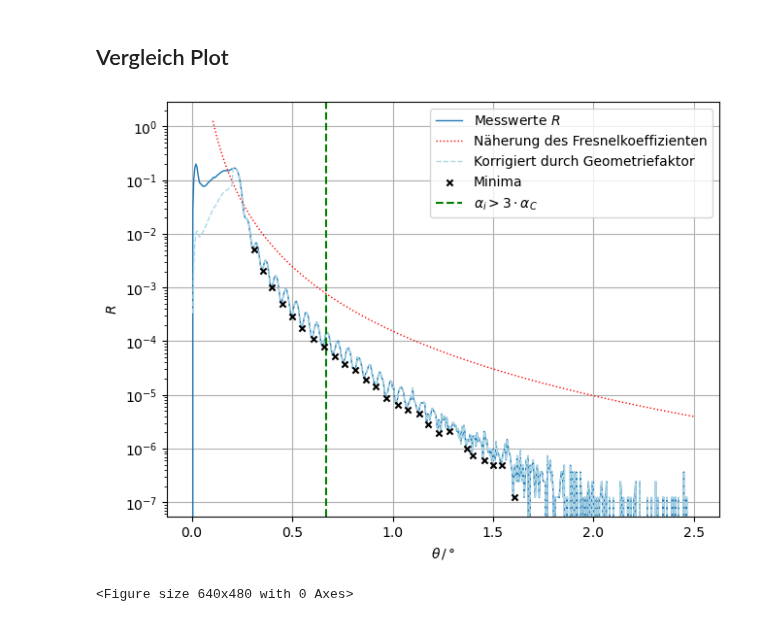
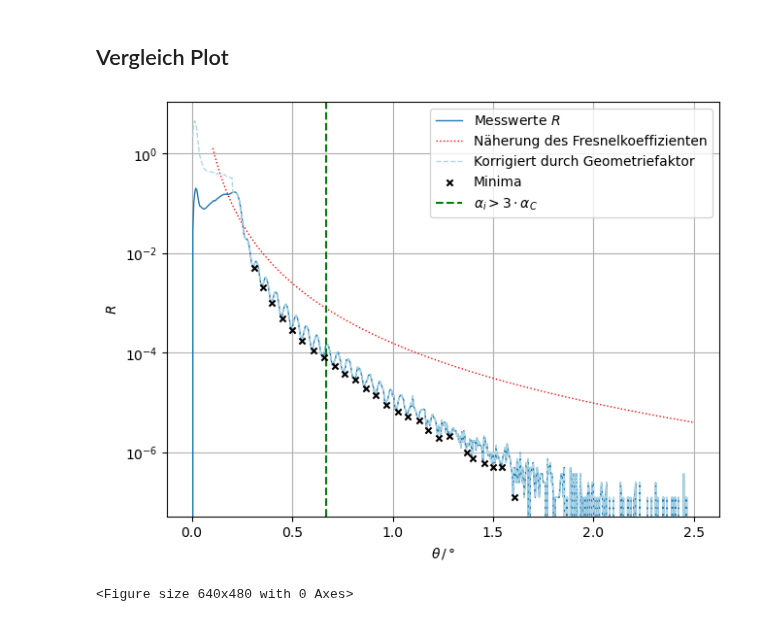
Before and after one commit to waerther/fortgeschrittenenpraktikum, a Jupyter notebook: v44/auswertung.ipynb, the cells around one changed output. Cells and saved outputs as stored; diff of their text form; code cells hidden in the pictures.

```diff
--- a/v44/auswertung.ipynb
+++ b/v44/auswertung.ipynb
@@ -267,39 +267,33 @@ ax.plot(theta,
         linewidth=1,
         label = r'Messwerte $R$',
         )
-# ax.plot(theta,
-#         fresnelreflectivity(theta),
-#         linestyle='--',
-#         linewidth=1,
-#         label = 'Berechnete Fresnelreflektivität\neiner idealen Si-Schicht',
-#         )
 ax.plot(theta[theta > 0.1],
         fresnelreflectivity2(theta[theta > 0.1]),
         linestyle=':',
         linewidth=1,
         c='r',
         label = r'Näherung des Fresnelkoeffizienten',
         )
-R_korrektur =  R_exp * geometriefaktor(theta)
+R_korrektur =  R_exp / geometriefaktor(theta)
 ax.plot(theta[1:], R_korrektur[1:], ls='--', c='lightblue', label='Korrigiert durch Geometriefaktor',lw=1)
 
 minima_indices = argrelextrema(R_korrektur, np.less, order=5)
 minima_theta = theta[1:][minima_indices]
 minima_R = R_korrektur[minima_indices]
 
 ax.scatter(minima_theta, minima_R, c='black', label='Minima', s=20, marker='x', zorder=5)
 
 ax.axvline(3 * 0.223, color='g', linestyle='--', label=r'$\alpha_i > 3 \cdot \alpha_C$')
 ax.set(
     xlabel = r'$\theta \, / \, °$',
     ylabel = r'$R$',
     yscale = 'log',
 )
 ax.legend(loc = 'best')
 ax.grid('::')
 # plt.savefig('plots/Messung1.pdf')
 plt.show()
 plt.clf()
 # %% [output]
-[figure, old version]
+[figure, new version]
 <Figure size 640x480 with 0 Axes>
```
Also changed, not shown: parts of 6 cells of this notebook, 3 other files.
